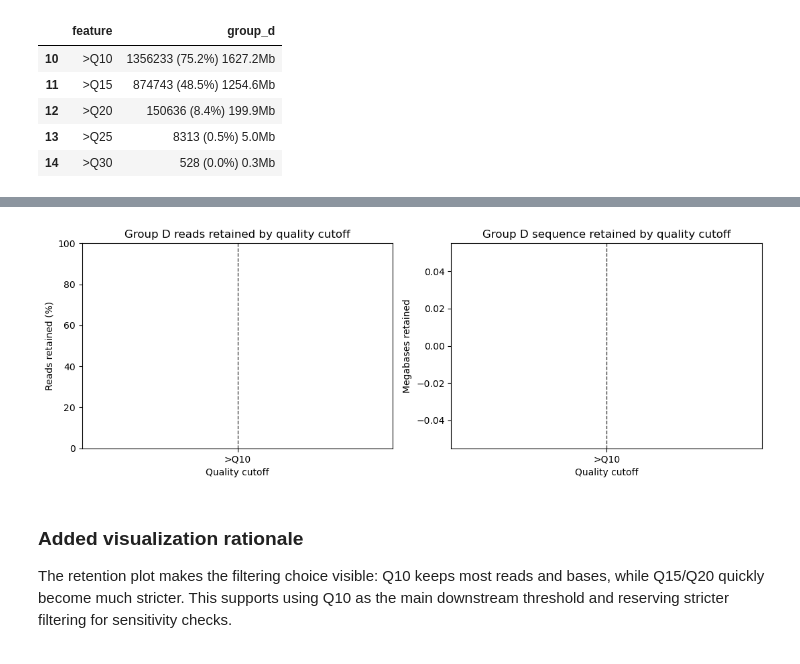
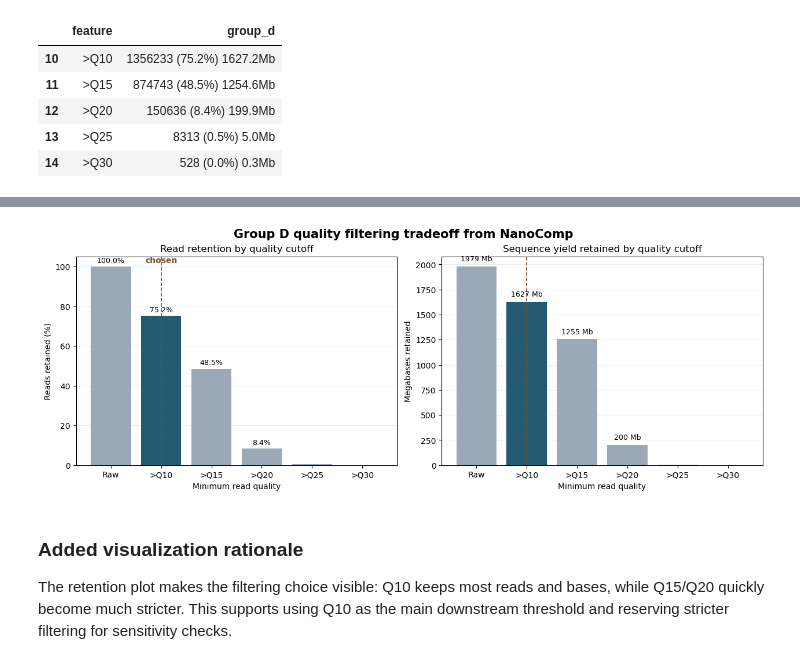
Before and after one commit to orgroman/CompGenomicsWS, a Jupyter notebook: docs/notebooks/FinalProject_Teaching_Step_By_Step_Colab_v2.ipynb, the cells around one changed output, grey strips where cells are left out. Drawn from its saved outputs; the diff is of its cells as text; code cells hidden in the pictures.

```diff
--- a/docs/notebooks/FinalProject_Teaching_Step_By_Step_Colab_v2.ipynb
+++ b/docs/notebooks/FinalProject_Teaching_Step_By_Step_Colab_v2.ipynb
@@ -394,27 +394,56 @@ display(quality_cutoff_rows[['feature', 'group_d']])
 import matplotlib.pyplot as plt
 
 retention_rows = nanocomp_summary[nanocomp_summary['feature'].astype(str).str.match(r'^>Q\d+')].copy()
-parsed = retention_rows['group_d'].astype(str).str.extract(r'(?P<reads>[\d,]+) \((?P<percent>[\d.]+)%\) (?P<megabases>[\d.]+)Mb')
-retention = pd.concat([retention_rows[['feature']].reset_index(drop=True), parsed], axis=1)
-for col in ['reads', 'percent', 'megabases']:
-    retention[col] = pd.to_numeric(retention[col].astype(str).str.replace(',', '', regex=False), errors='coerce')
-retention = retention.dropna(subset=['reads', 'percent', 'megabases'])
+records = []
+for _, row in retention_rows.iterrows():
+    text = str(row['group_d'])
+    match = re.search(r'(?P<reads>[\d,]+) \((?P<percent>[\d.]+)%\) (?P<megabases>[\d.]+)Mb', text)
+    if match:
+        records.append({
+            'cutoff': row['feature'],
+            'reads': int(match.group('reads').replace(',', '')),
+            'read_percent': float(match.group('percent')),
+            'megabases': float(match.group('megabases')),
+        })
+
+raw_reads = float(group_value('Number of reads'))
+raw_megabases = float(group_value('Total bases')) / 1_000_000
+retention = pd.DataFrame([{
+    'cutoff': 'Raw',
+    'reads': int(raw_reads),
+    'read_percent': 100.0,
+    'megabases': raw_megabases,
+}] + records)
+retention['base_percent'] = retention['megabases'] / raw_megabases * 100
+retention.to_csv(RESULTS_DIR / 'group_d_quality_retention.tsv', sep='\t', index=False)
 display(retention)
 
-if not retention.empty:
-    fig, axes = plt.subplots(1, 2, figsize=(11, 4))
-    axes[0].plot(retention['feature'], retention['percent'], marker='o', color='#3366aa')
-    axes[0].axvline('>Q10', color='#444444', linestyle='--', linewidth=1)
-    axes[0].set_title('Group D reads retained by quality cutoff')
-    axes[0].set_xlabel('Quality cutoff')
-    axes[0].set_ylabel('Reads retained (%)')
-    axes[0].set_ylim(0, 100)
+fig, axes = plt.subplots(1, 2, figsize=(12.5, 4.6), constrained_layout=True)
+colors = ['#9aa8b8' if c != '>Q10' else '#245b73' for c in retention['cutoff']]
 
-    axes[1].bar(retention['feature'], retention['megabases'], color='#66aa77')
-    axes[1].axvline('>Q10', color='#444444', linestyle='--', linewidth=1)
-    axes[1].set_title('Group D sequence retained by quality cutoff')
-    axes[1].set_xlabel('Quality cutoff')
-    axes[1].set_ylabel('Megabases retained')
-    fig.tight_layout()
-    fig.savefig(RESULTS_DIR / 'group_d_quality_retention.png', dpi=200)
+axes[0].bar(retention['cutoff'], retention['read_percent'], color=colors)
+axes[0].set_ylim(0, 105)
+axes[0].set_ylabel('Reads retained (%)')
+axes[0].set_title('Read retention by quality cutoff')
+axes[0].axvline(1, color='#7a4e2d', linestyle='--', linewidth=1.2)
+axes[0].text(1, 101, 'chosen', ha='center', va='bottom', color='#7a4e2d', weight='bold')
+for idx, row in retention.iterrows():
+    if row['cutoff'] in ['Raw', '>Q10', '>Q15', '>Q20']:
+        axes[0].text(idx, row['read_percent'] + 2, f"{row['read_percent']:.1f}%", ha='center', fontsize=9)
+
+axes[1].bar(retention['cutoff'], retention['megabases'], color=colors)
+axes[1].set_ylabel('Megabases retained')
+axes[1].set_title('Sequence yield retained by quality cutoff')
+axes[1].axvline(1, color='#7a4e2d', linestyle='--', linewidth=1.2)
+for idx, row in retention.iterrows():
+    if row['cutoff'] in ['Raw', '>Q10', '>Q15', '>Q20']:
+        axes[1].text(idx, row['megabases'] + 55, f"{row['megabases']:.0f} Mb", ha='center', fontsize=9)
+
+for ax in axes:
+    ax.grid(axis='y', color='#e8edf3', linewidth=0.8)
+    ax.set_axisbelow(True)
+    ax.set_xlabel('Minimum read quality')
+
+fig.suptitle('Group D quality filtering tradeoff from NanoComp', fontsize=15, weight='bold')
+fig.savefig(RESULTS_DIR / 'group_d_quality_retention.png', dpi=200, bbox_inches='tight')
 # %% [output]
@@ -427,4 +457,4 @@ if not retention.empty:
-[figure, old version]
+[figure, new version]
 # %% [markdown]
 ### Added visualization rationale
 
```
Also changed, not shown: parts of 3 cells of this notebook, 7 other files.
